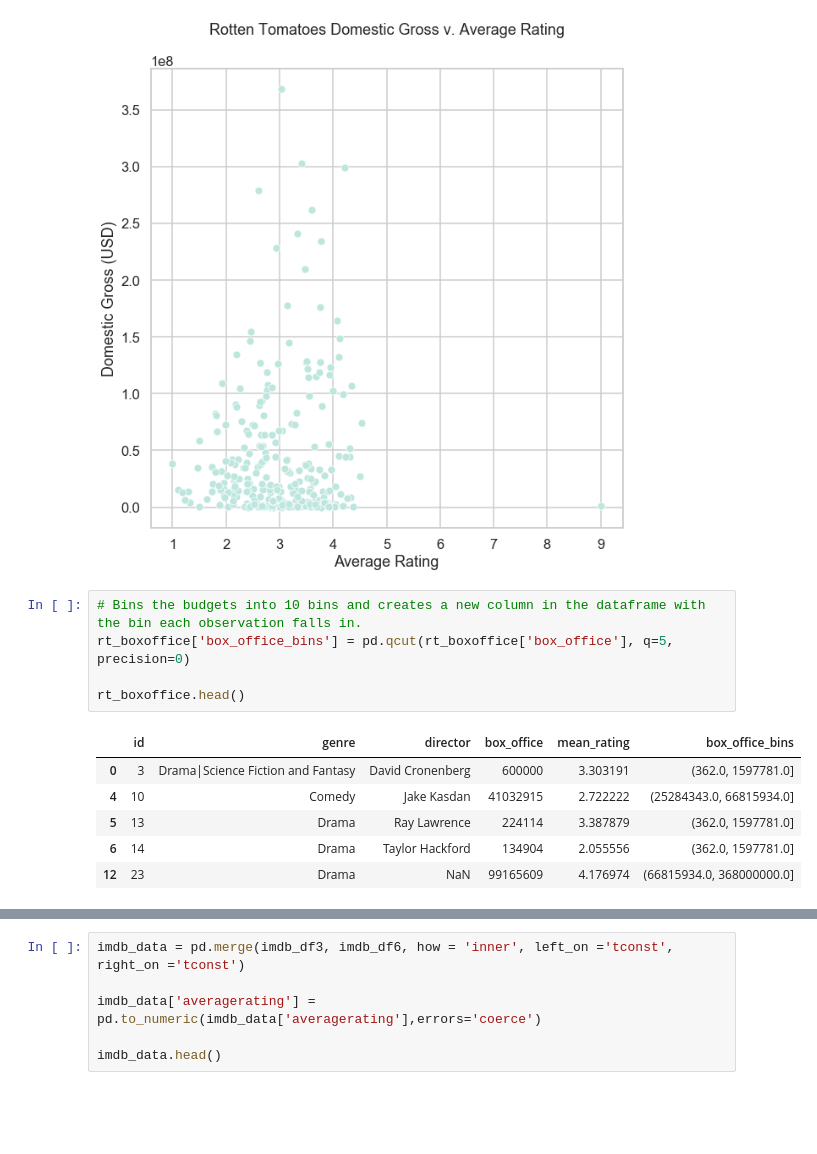
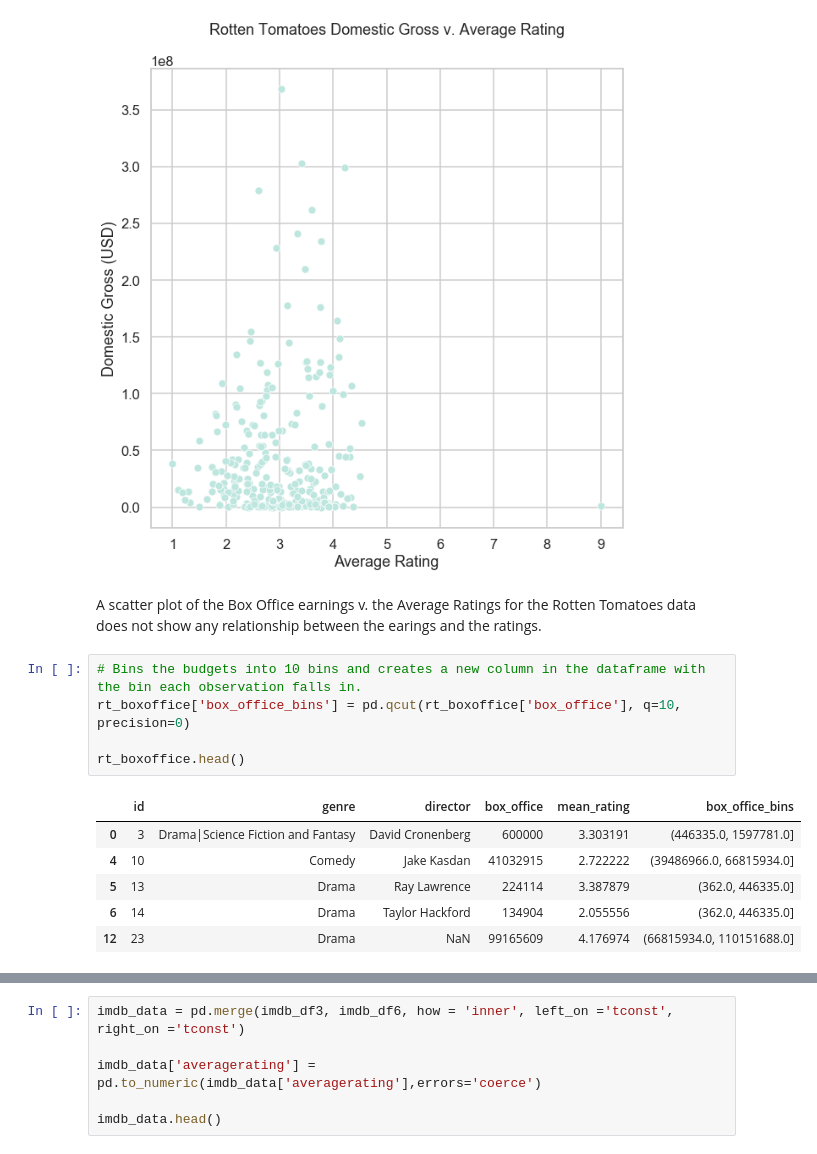
Before and after one commit to JenniferLavoie/DSFirstProject, a Jupyter notebook: student.ipynb, the cells around one changed output, grey strips where cells are left out. Cells and saved outputs as stored; diff of their text form; blank space fills up the shorter version.

```diff
--- a/student.ipynb
+++ b/student.ipynb
@@ -833,15 +895,17 @@ seaborn_scatter('mean_rating', 'box_office', rt_boxoffice, 'Rotten Tomatoes Dome
                           'Domestic Gross (USD)', 'Average Rating')
 # %% [output]
 [figure]
+# %% [markdown]
+A scatter plot of the Box Office earnings v. the Average Ratings for the Rotten Tomatoes data does not show any relationship between the earings and the ratings.
 # %%
 # Bins the budgets into 10 bins and creates a new column in the dataframe with the bin each observation falls in.
-rt_boxoffice['box_office_bins'] = pd.qcut(rt_boxoffice['box_office'], q=5, precision=0)
+rt_boxoffice['box_office_bins'] = pd.qcut(rt_boxoffice['box_office'], q=10, precision=0)
 
 rt_boxoffice.head()
 # %% [output]
 |  | id | genre | director | box_office | mean_rating | box_office_bins |
-| 0 | 3 | Drama|Science Fiction and Fantasy | David Cronenberg | 600000 | 3.303191 | (362.0, 1597781.0] |
-| 4 | 10 | Comedy | Jake Kasdan | 41032915 | 2.722222 | (25284343.0, 66815934.0] |
-| 5 | 13 | Drama | Ray Lawrence | 224114 | 3.387879 | (362.0, 1597781.0] |
-| 6 | 14 | Drama | Taylor Hackford | 134904 | 2.055556 | (362.0, 1597781.0] |
-| 12 | 23 | Drama | NaN | 99165609 | 4.176974 | (66815934.0, 368000000.0] |
+| 0 | 3 | Drama|Science Fiction and Fantasy | David Cronenberg | 600000 | 3.303191 | (446335.0, 1597781.0] |
+| 4 | 10 | Comedy | Jake Kasdan | 41032915 | 2.722222 | (39486966.0, 66815934.0] |
+| 5 | 13 | Drama | Ray Lawrence | 224114 | 3.387879 | (362.0, 446335.0] |
+| 6 | 14 | Drama | Taylor Hackford | 134904 | 2.055556 | (362.0, 446335.0] |
+| 12 | 23 | Drama | NaN | 99165609 | 4.176974 | (66815934.0, 110151688.0] |
```
Also changed, not shown: parts of 109 cells of this notebook.
